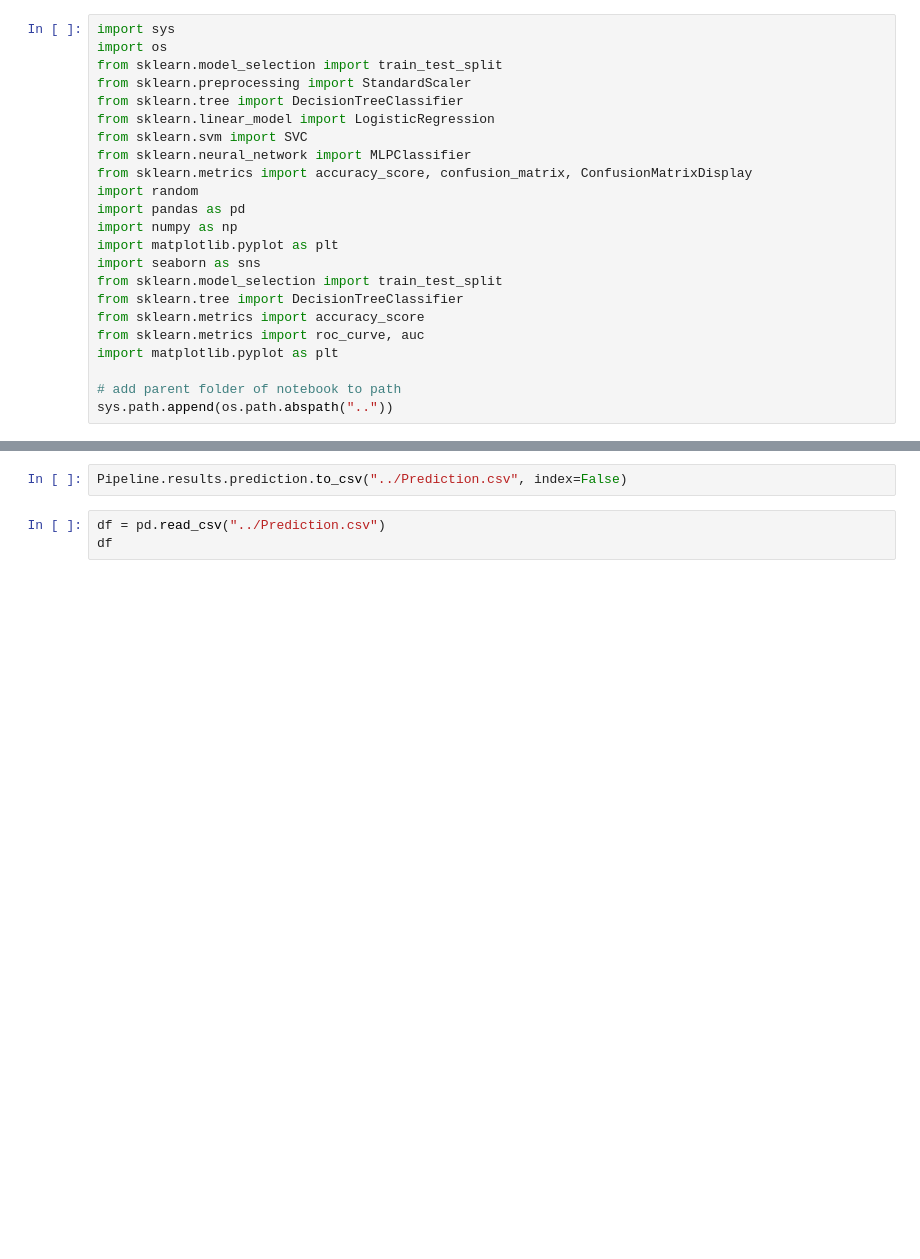
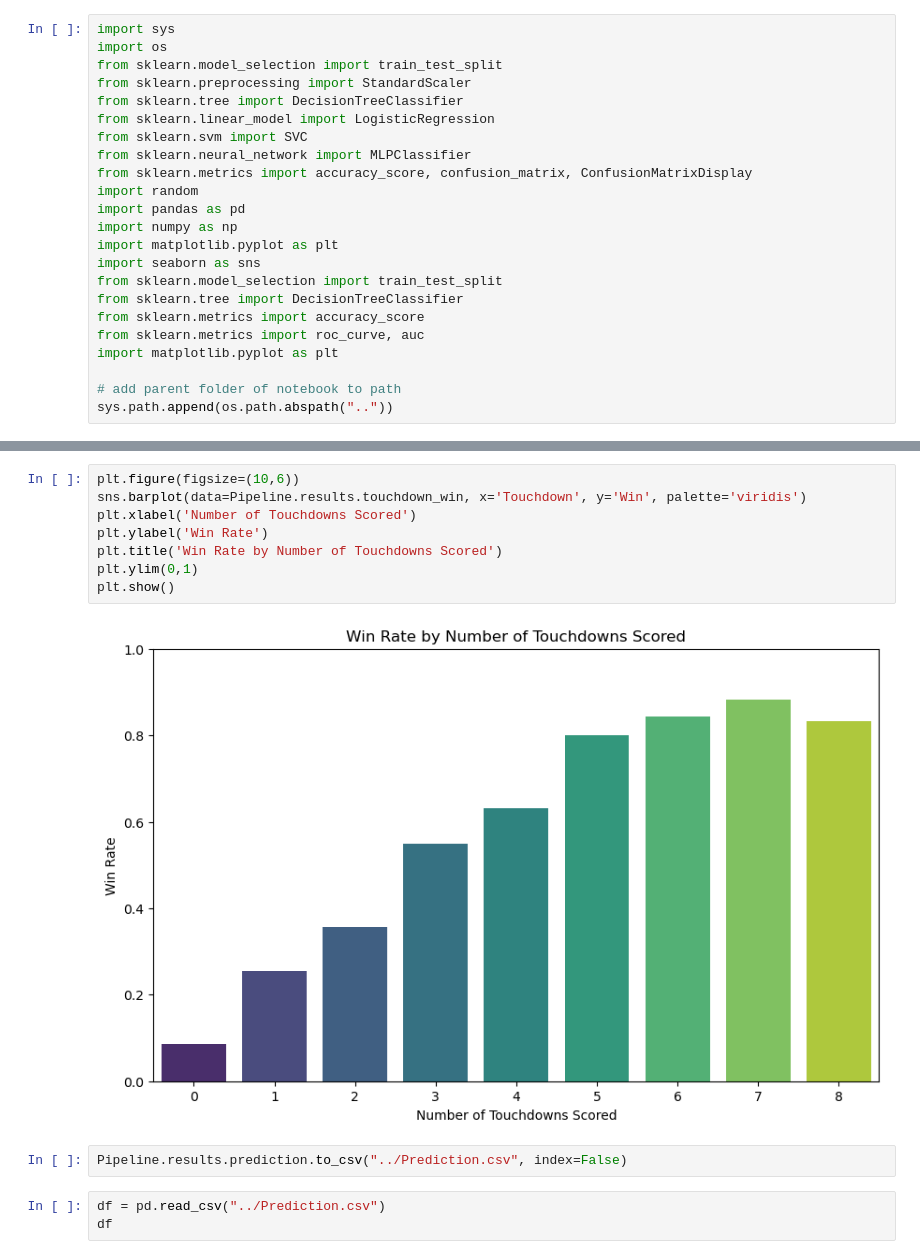
Before and after one commit to tinge5/finalProjectML, a Jupyter notebook: notebooks/Analysis.ipynb, the cells around one changed output, grey strips where cells are left out. Saved outputs shown, nothing was run; the diff lists cells and outputs as text; blank space fills up the shorter version.

Commit message:
Cleaned Up featurenames + added pre visual

```diff
--- a/notebooks/Analysis.ipynb
+++ b/notebooks/Analysis.ipynb
@@ -33,3 +33,13 @@ MLP predicts Team A wins 46.59%, Team B wins 53.41%
+# %%
+plt.figure(figsize=(10,6))
+sns.barplot(data=Pipeline.results.touchdown_win, x='Touchdown', y='Win', palette='viridis')
+plt.xlabel('Number of Touchdowns Scored')
+plt.ylabel('Win Rate')
+plt.title('Win Rate by Number of Touchdowns Scored')
+plt.ylim(0,1)
+plt.show()
+# %% [output]
+[figure, added]
 # %%
 Pipeline.results.prediction.to_csv("../Prediction.csv", index=False)
 # %%
```
Also changed, not shown: parts of 12 cells of this notebook, 4 other files.
